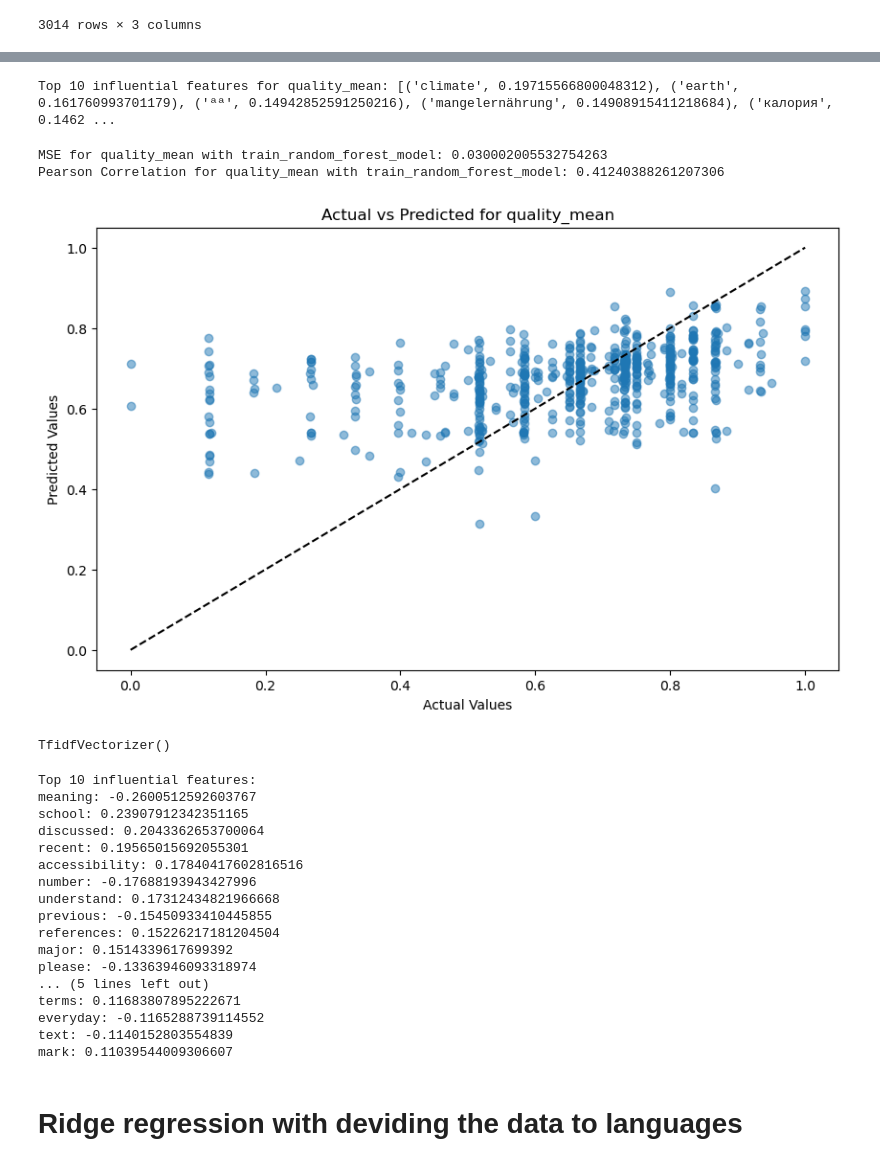
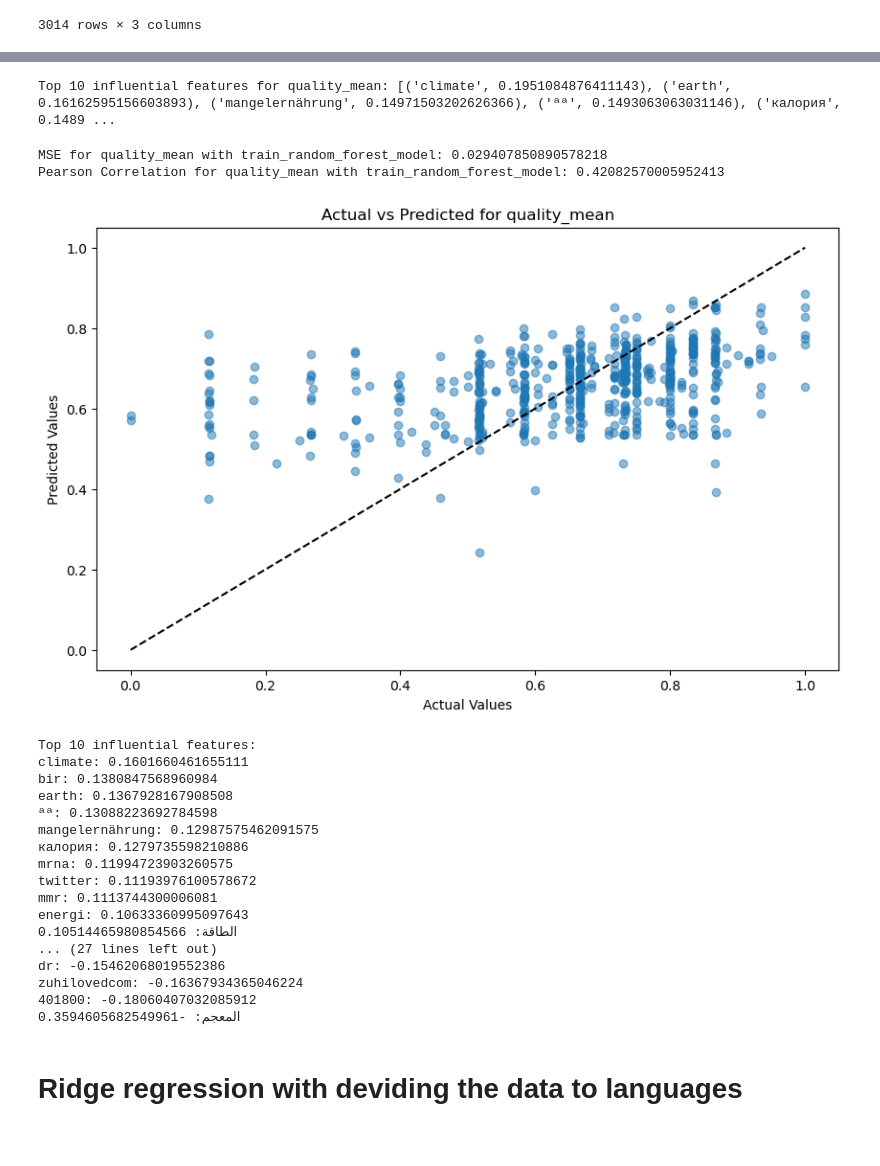
Before and after one commit to Socially-Embedded-Lab/WebSearcher, a Jupyter notebook: parse_html.ipynb, the cells around one changed output, grey strips where cells are left out. Saved outputs shown, nothing was run; the diff lists cells and outputs as text; code cells hidden in the pictures.

```diff
--- a/parse_html.ipynb
+++ b/parse_html.ipynb
@@ -208,0 +214,3 @@ y_accessibility = combined_df['accessibility_mean']
+# %%
+vectorizer = TfidfVectorizer()
+vectorizer.fit(X_data)  # Fit to the entire dataset to define the vocabulary
@@ -234,10 +246,13 @@ def train_ridge_model(X_train, y_train, X_test, vectorizer, alpha=1.0):
 
     return model, predictions
 # %%
-def train_random_forest_model(X_train, y_train, X_test, n_estimators=100):
-    pipeline = make_pipeline(TfidfVectorizer(), RandomForestRegressor(n_estimators=n_estimators))
-    pipeline.fit(X_train, y_train)
-    predictions = pipeline.predict(X_test)
+def train_random_forest_model(X_train, y_train, X_test, vectorizer, n_estimators=100):
+    # pipeline = make_pipeline(TfidfVectorizer(), RandomForestRegressor(n_estimators=n_estimators))
+    X_train_tfidf = vectorizer.transform(X_train)
+    X_test_tfidf = vectorizer.transform(X_test)
+    model = RandomForestRegressor(n_estimators=n_estimators)
+    model.fit(X_train_tfidf, y_train)
+    predictions = model.predict(X_test_tfidf)
     predictions = np.clip(predictions, 0, 1)
-    return pipeline, predictions
+    return model, predictions
 # %%
@@ -314,34 +315,29 @@ Pearson Correlation for quality_mean with train_ridge_model: 0.4600100465885813
 # %%
-# Get feature importances based on model type
-importances = get_linear_feature_importances(model)
+# Assuming 'vectorizer' is a TfidfVectorizer instance and 'model' is a Ridge instance
+importances = get_linear_feature_importances(vectorizer, model)
 
 sorted_importances = sorted(importances.items(), key=lambda x: x[1], reverse=True)
 print(f"Top 10 influential features for {y_quality.name}: {sorted_importances[:10]}")
 # %% [output]
-Top 10 influential features for quality_mean: [('climate', 0.19715566800048312), ('earth', 0.161760993701179), ('ªª', 0.14942852591250216), ('mangelernährung', 0.14908915411218684), ('калория', 0.1462 ...
+Top 10 influential features for quality_mean: [('climate', 0.1951084876411143), ('earth', 0.16162595156603893), ('mangelernährung', 0.14971503202626366), ('ªª', 0.1493063063031146), ('калория', 0.1489 ...
 # %%
 # Train the model
-model, predictions = train_random_forest_model(X_train, y_train, X_test)
+model, predictions = train_random_forest_model(X_train, y_train, X_test, vectorizer, n_estimators=50)
 
 # Evaluate the model with MSE
 mse = mean_squared_error(y_test, predictions)
 print(f"MSE for {y_quality.name} with {train_random_forest_model.__name__}: {mse}")
 
 # Calculate and print Pearson correlation
 correlation, _ = pearsonr(y_test, predictions)
 print(f"Pearson Correlation for {y_quality.name} with {train_random_forest_model.__name__}: {correlation}")
 
 # Plot actual vs predicted values
 plot_predictions(y_test, predictions, f"Actual vs Predicted for {y_quality.name}")
 # %% [output]
-MSE for quality_mean with train_random_forest_model: 0.030002005532754263
-Pearson Correlation for quality_mean with train_random_forest_model: 0.41240388261207306
+MSE for quality_mean with train_random_forest_model: 0.029407850890578218
+Pearson Correlation for quality_mean with train_random_forest_model: 0.42082570005952413
-[figure, old version]
+[figure, new version]
-# %%
-vectorizer = TfidfVectorizer()
-vectorizer.fit(X)  # Fit to the entire dataset to define the vocabulary
-# %% [output]
-TfidfVectorizer()
 # %%
 def bootstrap_ridge_regression_with_coefs(X, y, X_test, y_test, n_iterations=1000, alpha=1.0):
     mse_scores = []
@@ -377,30 +373,33 @@ mse_scores, r2_scores, correlations, coefficients, feature_names = bootstrap_rid
     X_train, y_train, X_test, y_test, n_iterations=100, alpha=1.0)
 
 # Sort features by the absolute value of their coefficients
-sorted_features = sorted(zip(feature_names, coefficients), key=lambda x: abs(x[1]), reverse=True)
+sorted_features = sorted(zip(feature_names, coefficients), key=lambda x: x[1], reverse=True)
 
 # Print top 10 influential features
 print("Top 10 influential features:")
 for feature, coef in sorted_features[:20]:
     print(f"{feature}: {coef}")
+print("\nBottom 10 influential features:")
+for feature, coef in sorted_features[-20:]:
+    print(f"{feature}: {coef}")
 # %% [output]
 Top 10 influential features:
-meaning: -0.2600512592603767
-school: 0.23907912342351165
-discussed: 0.2043362653700064
-recent: 0.19565015692055301
-accessibility: 0.17840417602816516
-number: -0.17688193943427996
-understand: 0.17312434821966668
-previous: -0.15450933410445855
-references: 0.15226217181204504
-major: 0.1514339617699392
-please: -0.13363946093318974
-... (5 lines left out)
-terms: 0.11683807895222671
-everyday: -0.1165288739114552
-text: -0.1140152803554839
-mark: 0.11039544009306607
+climate: 0.1601660461655111
+bir: 0.1380847568960984
+earth: 0.1367928167908508
+ªª: 0.13088223692784598
+mangelernährung: 0.12987575462091575
+калория: 0.1279735598210886
+mrna: 0.11994723903260575
+twitter: 0.11193976100578672
+mmr: 0.1113744300006081
+energi: 0.10633360995097643
+الطاقة: 0.10514465980854566
+... (27 lines left out)
+dr: -0.15462068019552386
+zuhilovedcom: -0.16367934365046224
+401800: -0.18060407032085912
+المعجم: -0.3594605682549961
 # %% [markdown]
 # Ridge regression with deviding the data to languages
 # %%
```
Also changed, not shown: parts of 12 cells of this notebook, 2 other files.
